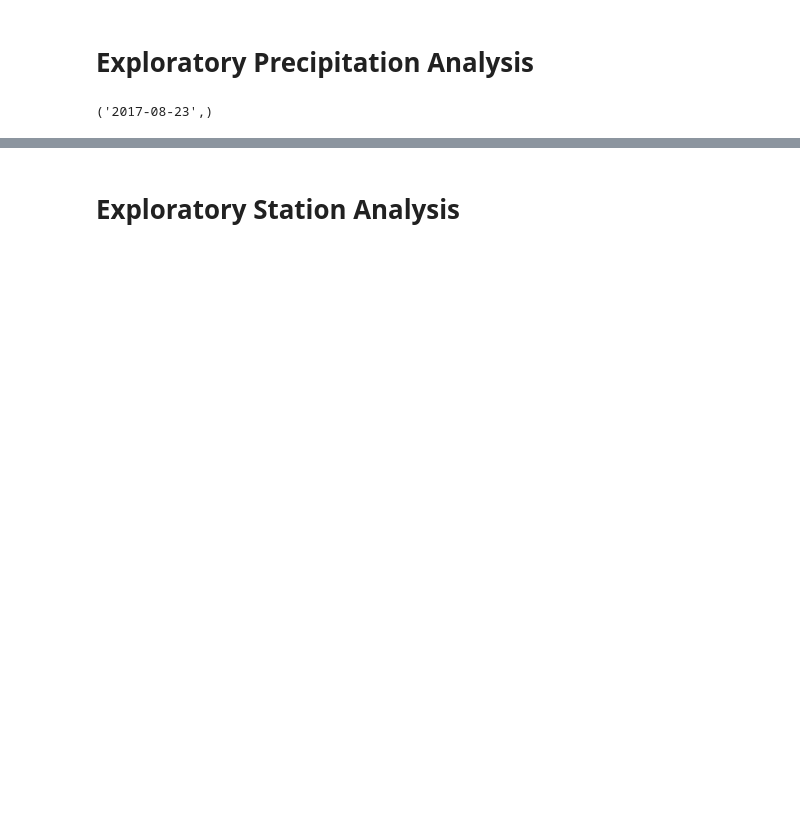
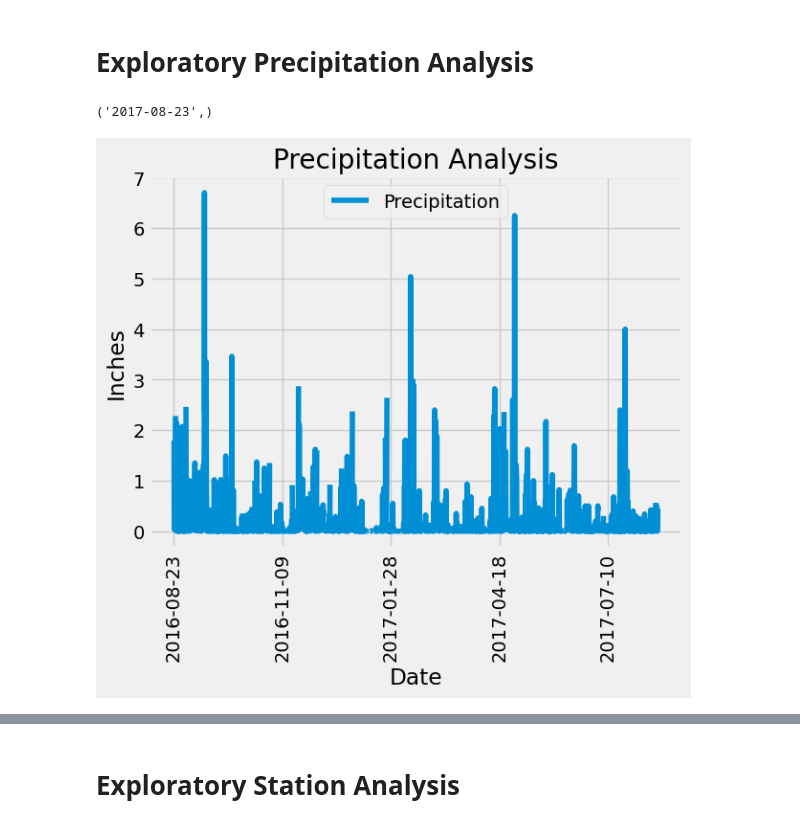
Before and after one commit to jessicabarker51/sqlalchemy-challenge, a Jupyter notebook: climate_starter.ipynb, the cells around one changed output, grey strips where cells are left out. Cells and saved outputs as stored; diff of their text form; code cells hidden in the pictures; blank space fills up the shorter version.

```diff
--- a/climate_starter.ipynb
+++ b/climate_starter.ipynb
@@ -51,20 +49,34 @@ recent_date
 # %%
 # Design a query to retrieve the last 12 months of precipitation data and plot the results.
 # Starting from the most recent data point in the database.
+latest_date = dt.date(2017,8, 23)
 
 
 # Calculate the date one year from the last date in data set.
+year_ago = latest_date - dt.timedelta(days=365)
 
 
 # Perform a query to retrieve the data and precipitation scores
+precipitation = session.query(Measurement.date, Measurement.prcp).filter(Measurement.date >= year_ago).all()
+
 
 
 # Save the query results as a Pandas DataFrame. Explicitly set the column names
+precipitation_df = pd.DataFrame(precipitation, columns=['date', 'precipitation'])
 
 
 # Sort the dataframe by date
+precipitation_df = precipitation_df.sort_values(by='date',ascending=True)
 
 
 # Use Pandas Plotting with Matplotlib to plot the data
+precipitation_df.plot(x='date', y='precipitation', rot=90)
+plt.xlabel("Date")
+plt.ylabel("Inches")
+plt.title("Precipitation Analysis")
+plt.legend(["Precipitation"])
+plt.show()
+# %% [output]
+[figure, added]
 # %%
 # Use Pandas to calculate the summary statistics for the precipitation data
```
Also changed, not shown: parts of 7 cells of this notebook, 4 other files.
